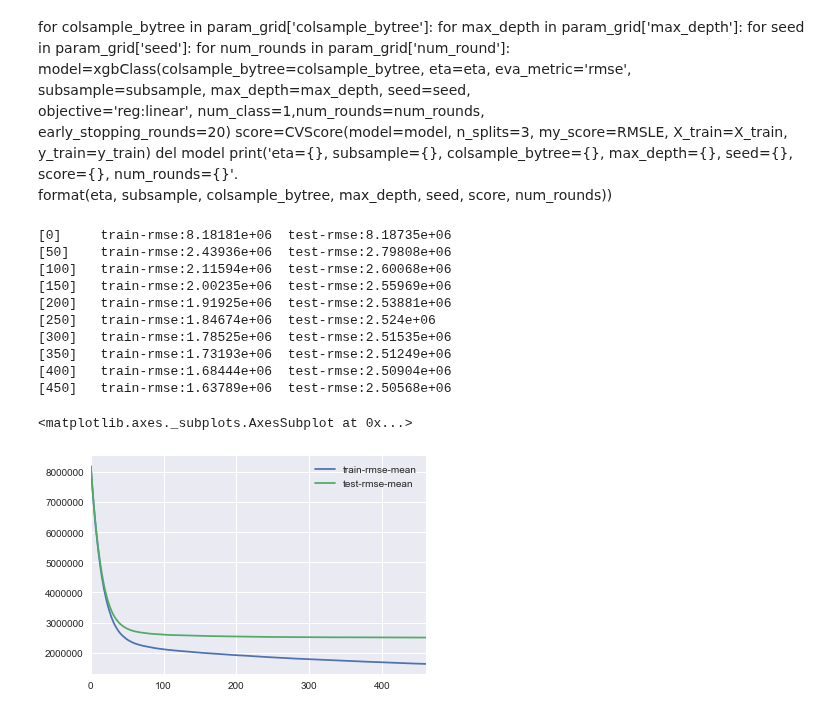
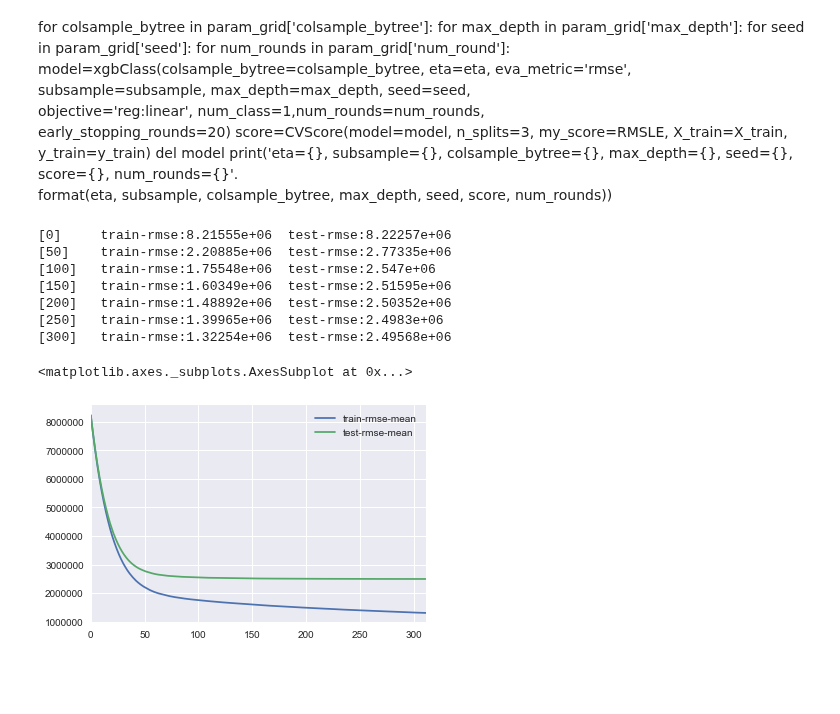
Before and after one commit to JCreeks/SyberbankHousingPrice, a Jupyter notebook: Initial_XGB.ipynb, the cells around one changed output. Drawn from its saved outputs; the diff is of its cells as text; code cells hidden in the pictures; blank space fills up the shorter version.

```diff
--- a/Initial_XGB.ipynb
+++ b/Initial_XGB.ipynb
@@ -137,9 +152,11 @@ week_year_cnt_map = week_year.value_counts().to_dict()
 test['week_year_cnt'] = week_year.map(week_year_cnt_map)
 
 # Add month and day-of-week
+train['year'] = train.timestamp.dt.year
 train['month'] = train.timestamp.dt.month
 train['dow'] = train.timestamp.dt.dayofweek
 
+test['year'] = test.timestamp.dt.year
 test['month'] = test.timestamp.dt.month
 test['dow'] = test.timestamp.dt.dayofweek
 
@@ -297,12 +334,13 @@ RMSLE_(y_val,y_val_pred)
 # %%
+t0=time()
 xgbreg = xgb.XGBRegressor()
 param_grid = {
        #'n_estimators': [500],
-       'learning_rate': [.05], #[ .045, 0.05, .055],
-       'max_depth': [5],
-       'subsample': [.7], #[ .65, 0.7, .75],
-       'colsample_bytree': [.7],#[.65, 0.7, 0.75],
-        'seed':np.arange(20,50)
+       'learning_rate': [.4, .045, 0.05, .055], #[.05], #
+       'max_depth': [4,5,6,7],
+       'subsample': [.65, 0.7, .75], #[.7], #
+       'colsample_bytree': [.6, .65, 0.7, 0.75], #[.7],#
+        'seed':[123]#np.arange(20)
 }
 model = GridSearchCV(estimator=xgbreg, param_grid=param_grid, n_jobs=-1, cv=5, scoring=RMSLE)
 model.fit(X_train, y_train)
@@ -311,10 +349,22 @@ print('Best Params:')
 print(model.best_params_)
 print('Best CV Score:')
 print(-model.best_score_)
+print((time()-t0)/60)
+
+
 
 # eXtreme Gradient Boosting regression...
 # Best Params:
 # {'subsample': 0.7, 'learning_rate': 0.05, 'seed': 5, 'colsample_bytree': 0.7, 'max_depth': 5}
 # Best CV Score:
 # 0.468277454751
+##################
+# eXtreme Gradient Boosting regression...
+# Best Params:
+# {'subsample': 0.7, 'learning_rate': 0.045, 'seed': 123, 'colsample_bytree': 0.65, 'max_depth': 6}
+# Best CV Score:
+# 0.466023945905
+# {'subsample': 0.75, 'learning_rate': 0.045, 'seed': 123, 'colsample_bytree': 0.75, 'max_depth': 7}
+# Best CV Score:
+# 0.464491819425
 # %% [output]
@@ -339,37 +394,34 @@ for eta in param_grid['eta']:
                           format(eta, subsample, colsample_bytree, max_depth, seed, score, num_rounds))
 # %%
 xgb_params = {
-    'eta': 0.05,
-    'max_depth': 5,
-    'subsample': 0.7,
-    'colsample_bytree': 0.7,
+    'eta': 0.045,
+    'max_depth': 7,
+    'subsample': 0.75,
+    'colsample_bytree': 0.75,
     'objective': 'reg:linear',
     'eval_metric': 'rmse',
     'silent': 1,
     'booster' :'gbtree',
     'tuneLength': 3,
-    'seed': 5
+    'seed': 123
 }
 
 dtrain = xgb.DMatrix(X_train, y_train)
-dtest = xgb.DMatrix(x_test)
+dtest = xgb.DMatrix(X_test)
 
 cv_output = xgb.cv(xgb_params, dtrain, num_boost_round=1000, early_stopping_rounds=20,
     verbose_eval=50, show_stdv=False)
 cv_output[['train-rmse-mean', 'test-rmse-mean']].plot()
 # %% [output]
-[0]     train-rmse:8.18181e+06  test-rmse:8.18735e+06
-[50]    train-rmse:2.43936e+06  test-rmse:2.79808e+06
-[100]   train-rmse:2.11594e+06  test-rmse:2.60068e+06
-[150]   train-rmse:2.00235e+06  test-rmse:2.55969e+06
-[200]   train-rmse:1.91925e+06  test-rmse:2.53881e+06
-[250]   train-rmse:1.84674e+06  test-rmse:2.524e+06
-[300]   train-rmse:1.78525e+06  test-rmse:2.51535e+06
-[350]   train-rmse:1.73193e+06  test-rmse:2.51249e+06
-[400]   train-rmse:1.68444e+06  test-rmse:2.50904e+06
-[450]   train-rmse:1.63789e+06  test-rmse:2.50568e+06
+[0]     train-rmse:8.21555e+06  test-rmse:8.22257e+06
+[50]    train-rmse:2.20885e+06  test-rmse:2.77335e+06
+[100]   train-rmse:1.75548e+06  test-rmse:2.547e+06
+[150]   train-rmse:1.60349e+06  test-rmse:2.51595e+06
+[200]   train-rmse:1.48892e+06  test-rmse:2.50352e+06
+[250]   train-rmse:1.39965e+06  test-rmse:2.4983e+06
+[300]   train-rmse:1.32254e+06  test-rmse:2.49568e+06
 <matplotlib.axes._subplots.AxesSubplot at 0x...>
-[figure, old version]
+[figure, new version]
 # %%
 num_boost_rounds = len(cv_output)
 model = xgb.train(dict(xgb_params, silent=0), dtrain, num_boost_round=num_boost_rounds)
```
Also changed, not shown: parts of 9 cells of this notebook.
